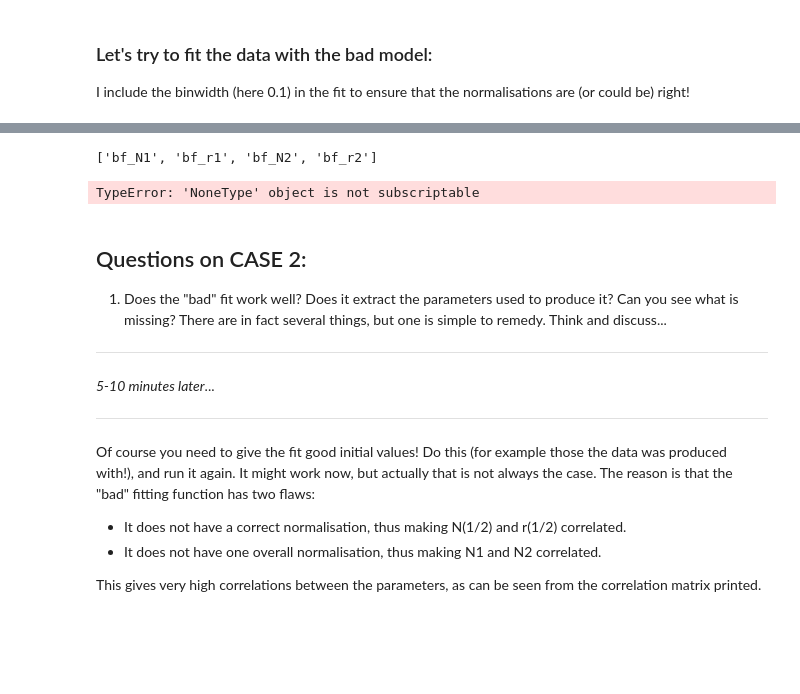
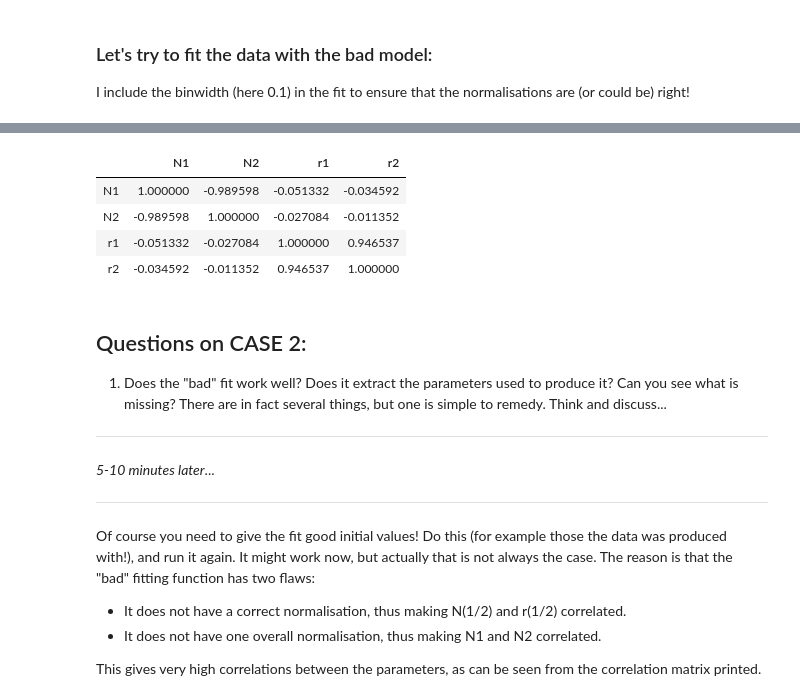
Before and after one commit to AppliedStatisticsNBI/AppStat2019, a Jupyter notebook: Week5/original/FittingAndTestingDistributions/FitAndTestingDistributions_original.ipynb, the cells around one changed output, grey strips where cells are left out. Drawn from its saved outputs; the diff is of its cells as text; code cells hidden in the pictures; blank space fills up the shorter version.

Commit message:
Updated with correlation matrix

```diff
--- a/Week5/original/FittingAndTestingDistributions/FitAndTestingDistributions_original.ipynb
+++ b/Week5/original/FittingAndTestingDistributions/FitAndTestingDistributions_original.ipynb
@@ -252,0 +252,9 @@ fig
+# %%
+# Given the covariance matrix, we calculate and print the correlation matrix:
+corrBad={}                                       # Define an empty dictionary (the correlation matrix)
+for k,v in minuit_obj.covariance.items() :       # k=key (i.e. index by which you look up), v=value (well, value!)
+    error1 = minuit_obj.errors[k[0]]       # The error object of minuit is the square root of the variance (ie. sigma)
+    error2 = minuit_obj.errors[k[1]]
+    correlation = v / float((error1*error2))
+    print(k,correlation)
+    corrBad[k] = correlation
@@ -253,54 +278,35 @@ fig
 # %%
-vparnames = minuit_obj.list_of_vary_param
-vparnames = ["bf_N1", "bf_r1", "bf_N2", "bf_r2"]
-print(vparnames)
-covariance_Bad = np.array([[minuit_obj.covariance[(n1, n2)] for n1 in vparnames] for n2 in vparnames])
+# Convert dictionary to numpy array:
+def print_correlation_matrix(d, params):
 
-"""
-# covarianceMatrix_Bad = minuit_obj.covariance       # GetCorrelationMatrix()    # Access the covariance matrix
-covarianceMatrix_Bad = minuit_obj.matrix       # GetCorrelationMatrix()    # Access the covariance matrix
-print(covarianceMatrix_Bad)
-
-Nvar = len(minuit_obj.args)
-correlationMatrix_Bad = np.zeros(shape=(Nvar,Nvar))
-
-for i in range(Nvar) :
-    for j in range(Nvar) :
-        print(i, j, correlationMatrix_Bad[i][j], covarianceMatrix_Bad[i][j])
-        correlationMatrix_Bad[i][j] = covarianceMatrix_Bad[i][j] / np.sqrt(covarianceMatrix_Bad[i][i] * covarianceMatrix_Bad[j][j])
-
-print(correlationMatrix_Bad)
-
-
-corrBad = minuit_obj.covariance       # GetCorrelationMatrix()    # Access the covariance matrix
-
-def print_correlation_matrix(d, params):
     ncols = int(np.sqrt(len(d.keys())))
     nrows = int(ncols)
     matrix = np.zeros(shape=[nrows,ncols])
 
     index = {}
     i=0
     for p in params:
         index[p]=i
         i+=1
 
     for k,v in d.items():
         l = index[k[0]]
         c = index[k[1]]
         matrix[l,c] = v
     return matrix
 
 M = print_correlation_matrix(corrBad, ['N1','N2','r1','r2'])
 
 from IPython.display import HTML, display
 import pandas as pd
 M = pd.DataFrame(M, columns=['N1','N2','r1','r2'], index=['N1','N2','r1','r2'])
 display(M)
-"""
 # %% [output]
-['bf_N1', 'bf_r1', 'bf_N2', 'bf_r2']
-TypeError: 'NoneType' object is not subscriptable
+|  | N1 | N2 | r1 | r2 |
+| N1 | 1.000000 | -0.989598 | -0.051332 | -0.034592 |
+| N2 | -0.989598 | 1.000000 | -0.027084 | -0.011352 |
+| r1 | -0.051332 | -0.027084 | 1.000000 | 0.946537 |
+| r2 | -0.034592 | -0.011352 | 0.946537 | 1.000000 |
 # %% [markdown]
 Questions on CASE 2:
 --------------------
```
Also changed, not shown: parts of 8 cells of this notebook.
